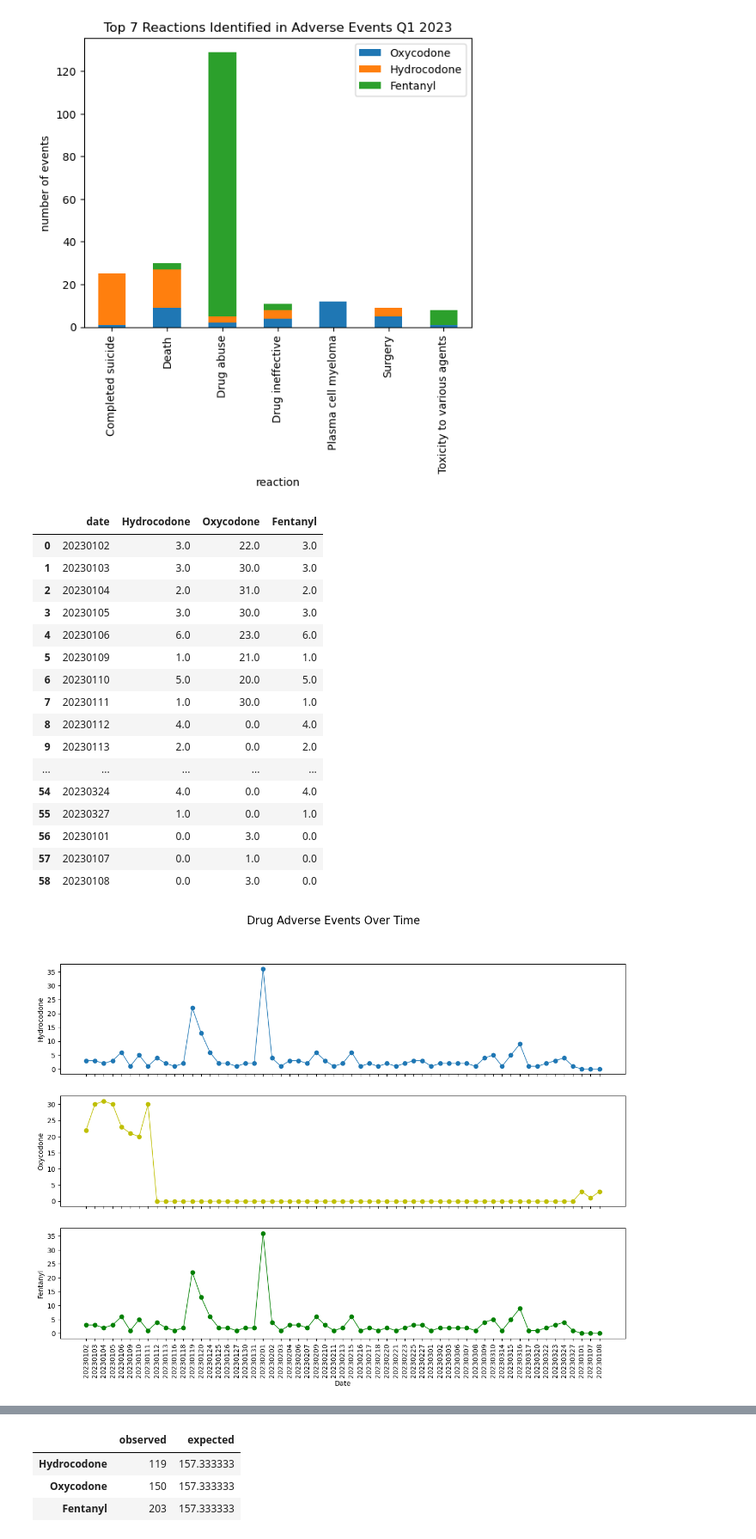
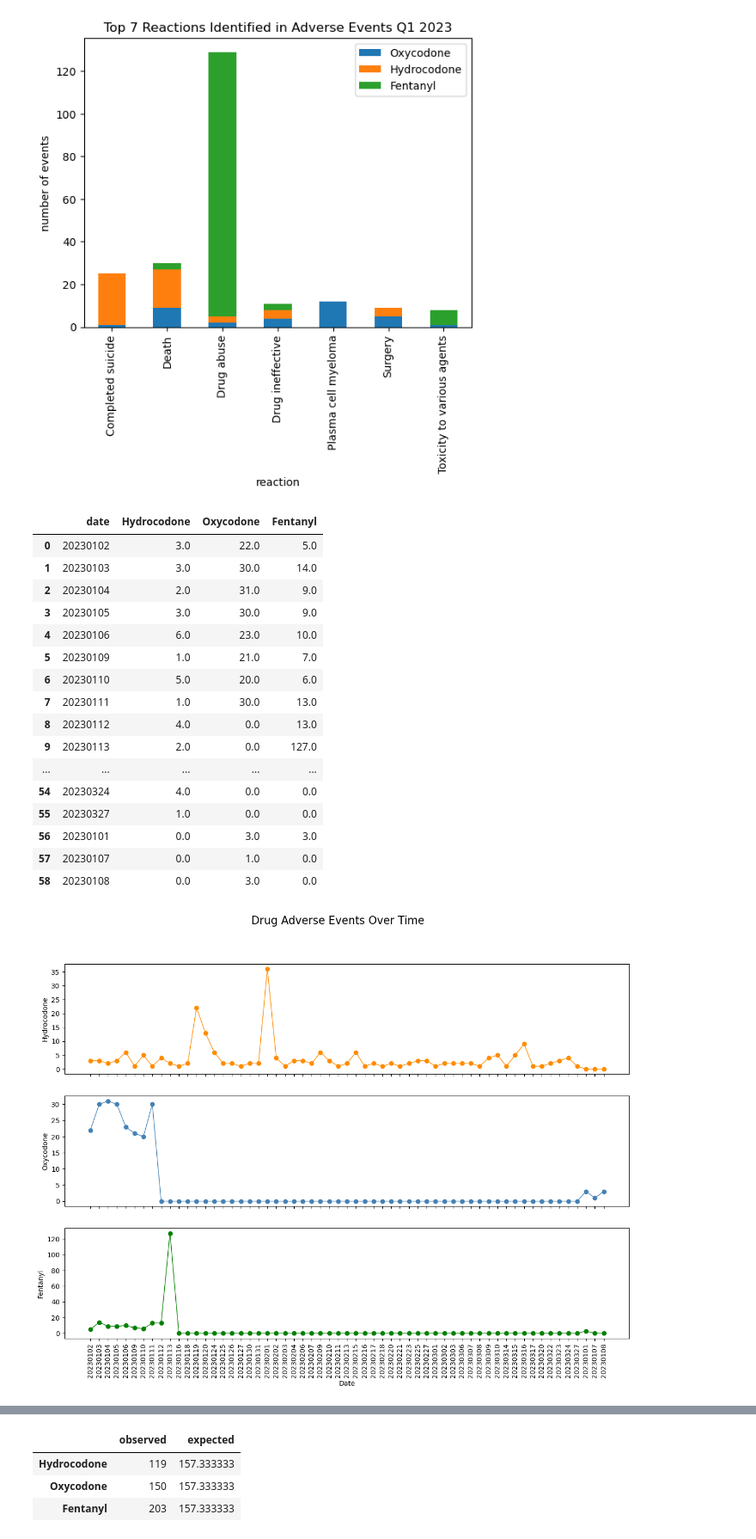
Before and after one commit to EBPaz/Adverse_Drug_Events_In_Pain_Medications, a Jupyter notebook: Eva/main dataframe.ipynb, the cells around one changed output, grey strips where cells are left out. Shown: that part at 86% size. Saved outputs shown, nothing was run; the diff lists cells and outputs as text; code cells hidden in the pictures.

```diff
--- a/Eva/main dataframe.ipynb
+++ b/Eva/main dataframe.ipynb
@@ -478,7 +478,7 @@ fentytime_df = fentanyl_df[["date","drug name"]]
 # Count the number of reactions
 hydrotimect_df = hydrotime_df.groupby("date").count()
 oxytimect_df = oxytime_df.groupby("date").count()
-fentytimect_df = hydrotime_df.groupby("date").count()
+fentytimect_df = fentytime_df.groupby("date").count()
 
 # Renaming headers in df
 hydrotimect_df.rename(columns={"drug name": "Hydrocodone"}, inplace = True)
@@ -503,44 +503,44 @@ timerge_df = timerge_df.fillna(0)
 timerge_df
 # %% [output]
 |  | date | Hydrocodone | Oxycodone | Fentanyl |
-| 0 | 20230102 | 3.0 | 22.0 | 3.0 |
-| 1 | 20230103 | 3.0 | 30.0 | 3.0 |
-| 2 | 20230104 | 2.0 | 31.0 | 2.0 |
-| 3 | 20230105 | 3.0 | 30.0 | 3.0 |
-| 4 | 20230106 | 6.0 | 23.0 | 6.0 |
-| 5 | 20230109 | 1.0 | 21.0 | 1.0 |
-| 6 | 20230110 | 5.0 | 20.0 | 5.0 |
-| 7 | 20230111 | 1.0 | 30.0 | 1.0 |
-| 8 | 20230112 | 4.0 | 0.0 | 4.0 |
-| 9 | 20230113 | 2.0 | 0.0 | 2.0 |
+| 0 | 20230102 | 3.0 | 22.0 | 5.0 |
+| 1 | 20230103 | 3.0 | 30.0 | 14.0 |
+| 2 | 20230104 | 2.0 | 31.0 | 9.0 |
+| 3 | 20230105 | 3.0 | 30.0 | 9.0 |
+| 4 | 20230106 | 6.0 | 23.0 | 10.0 |
+| 5 | 20230109 | 1.0 | 21.0 | 7.0 |
+| 6 | 20230110 | 5.0 | 20.0 | 6.0 |
+| 7 | 20230111 | 1.0 | 30.0 | 13.0 |
+| 8 | 20230112 | 4.0 | 0.0 | 13.0 |
+| 9 | 20230113 | 2.0 | 0.0 | 127.0 |
 | ... | ... | ... | ... | ... |
-| 54 | 20230324 | 4.0 | 0.0 | 4.0 |
-| 55 | 20230327 | 1.0 | 0.0 | 1.0 |
-| 56 | 20230101 | 0.0 | 3.0 | 0.0 |
+| 54 | 20230324 | 4.0 | 0.0 | 0.0 |
+| 55 | 20230327 | 1.0 | 0.0 | 0.0 |
+| 56 | 20230101 | 0.0 | 3.0 | 3.0 |
 | 57 | 20230107 | 0.0 | 1.0 | 0.0 |
 | 58 | 20230108 | 0.0 | 3.0 | 0.0 |
 # %%
 # create a subplot to show all 3 drug adverse events over time
 fig, (ax1, ax2, ax3) = plt.subplots(3, sharex=True, figsize=(15,10))
 fig.suptitle("Drug Adverse Events Over Time", fontsize=16)
 
 #Hydrocodone
-ax1.plot(timerge_df["date"], timerge_df["Hydrocodone"], linewidth=1, marker="o")
+ax1.plot(timerge_df["date"], timerge_df["Hydrocodone"], linewidth=1, marker="o", color="darkorange")
 ax1.set_ylabel("Hydrocodone")
 
 #Oxycodone
-ax2.plot(timerge_df["date"], timerge_df["Oxycodone"], linewidth=1, marker="o", color="y")
+ax2.plot(timerge_df["date"], timerge_df["Oxycodone"], linewidth=1, marker="o", color="steelblue")
 ax2.set_ylabel("Oxycodone")
 
 #Fentanyl
-ax3.plot(timerge_df["date"], timerge_df["Fentanyl"], linewidth=1, marker="o", color="g")
+ax3.plot(timerge_df["date"], timerge_df["Fentanyl"], linewidth=1, marker="o", color="green")
 ax3.set_ylabel("Fentanyl")
 ax3.set_xlabel("Date")
 plt.xticks(rotation = 90)
 
 plt.show()
 # %% [output]
-[figure, old version]
+[figure, new version]
 # %%
 #evaluate the seriousness of the adverse events
 #create a pie chart that shows the percent of serious vs. non-serious adverse events
```
Also changed, not shown: parts of 4 cells of this notebook.
